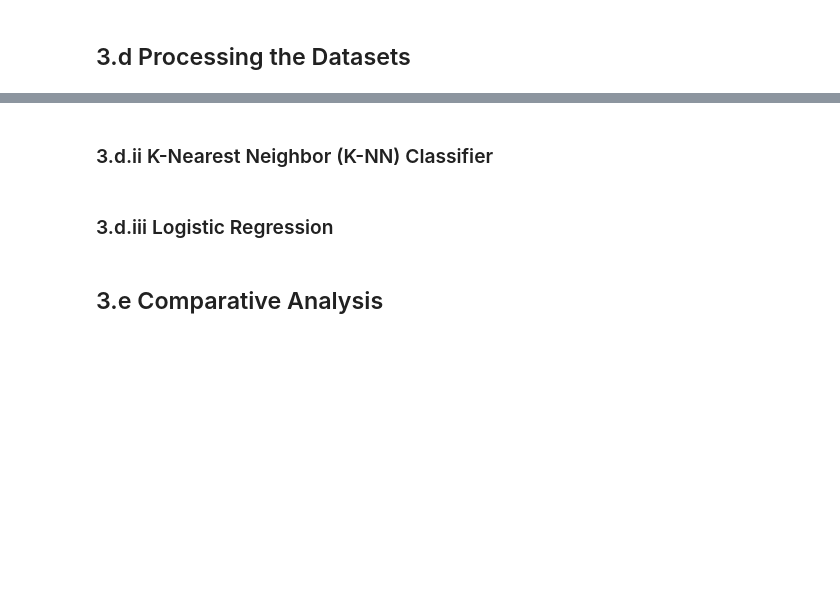
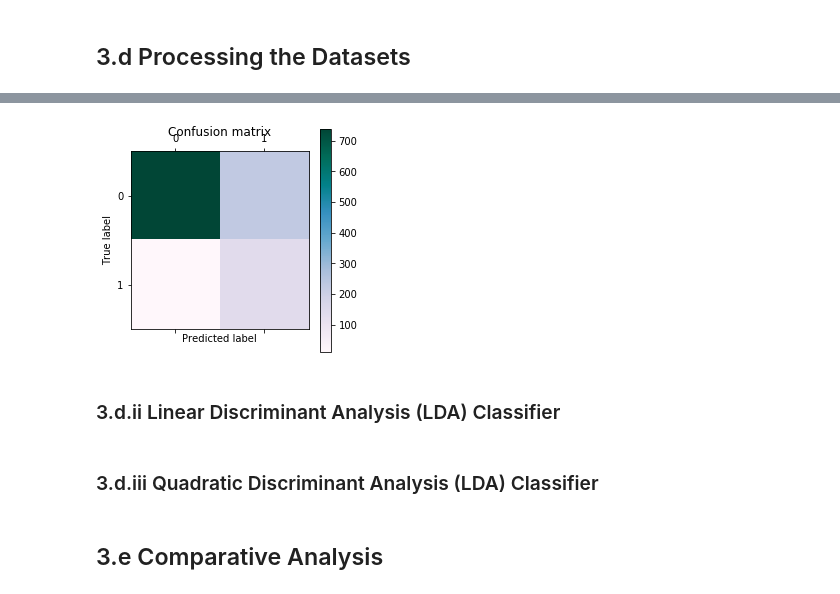
Before and after one commit to robcruz088/Machine-Learning-Exercises, a Jupyter notebook: Final Project/CruzRoberto_Dataset3.ipynb, the cells around one changed output, grey strips where cells are left out. Cells and saved outputs as stored; diff of their text form; code cells hidden in the pictures; blank space fills up the shorter version.

```diff
--- a/Final Project/CruzRoberto_Dataset3.ipynb
+++ b/Final Project/CruzRoberto_Dataset3.ipynb
@@ -204,0 +217,23 @@ print("HAR: ",sms_features.shape)
+# %%
+run_time = [] # list of time for each iteration
+conf_matrix = [] # list of the confusion matrices for each iteration
+gnb_accuracy = [] # list of the accuracy for each iteration
+
+kfold = KFold(n_splits=5) # initialize the kfold cross validation
+for train_index, test_index in kfold.split(X2):
+    X_train, X_test = X2[train_index], X2[test_index] # Training Data, Test Data
+    y_train, y_test = y2[train_index], y2[test_index] # Training Data, Test Data
+    t0_gnb = time.time()
+    heavens_door = GaussianNB() # named after the Bob Dylan song-  Knockin' on Heaven's Door
+    heavens_door.fit(X_train,y_train) # fit to the GNB Classifier
+    Y_pred = heavens_door.predict(X_test) # predict class
+    gnb_time = time.time()-t0_gnb
+    run_time.append(gnb_time)
+    cm = confusion_matrix(y_test, Y_pred) # confusion matrix
+    conf_matrix.append(cm)
+    cr = classification_report(y_test, Y_pred) # classification report
+    accuracy_gnb = accuracy_score(y_test, Y_pred) # accuracy
+    gnb_accuracy.append(accuracy_gnb)
+
+print("Classification Report\n",cr)
+print("Average run time after doing 5-fold Cross Validation:", sum(run_time)/5)
@@ -205,7 +252,16 @@ print("HAR: ",sms_features.shape)
+# %%
+plt.matshow(sum(conf_matrix)/5, cmap='PuBuGn')
+plt.title('Confusion matrix')
+plt.colorbar()
+plt.ylabel('True label')
+plt.xlabel('Predicted label')
+plt.show()
+# %% [output]
+[figure, added]
 # %% [markdown]
-### 3.d.ii K-Nearest Neighbor (K-NN) Classifier
+### 3.d.ii Linear Discriminant Analysis (LDA) Classifier
 # %% [markdown]
-### 3.d.iii Logistic Regression
+### 3.d.iii Quadratic Discriminant Analysis (LDA) Classifier
 # %% [markdown]
 ## 3.e Comparative Analysis
 # %% [markdown]
```
Also changed, not shown: parts of 14 cells of this notebook.
